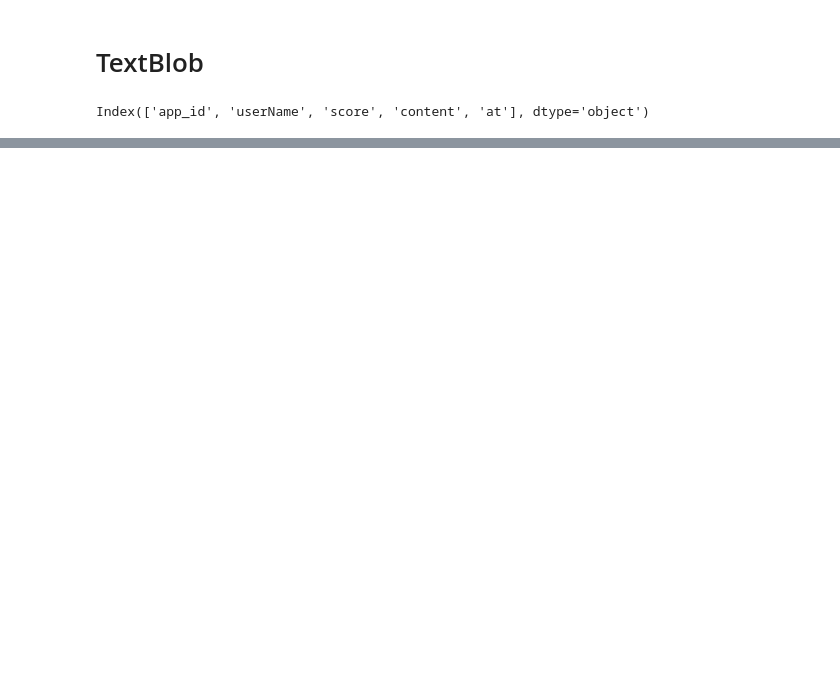
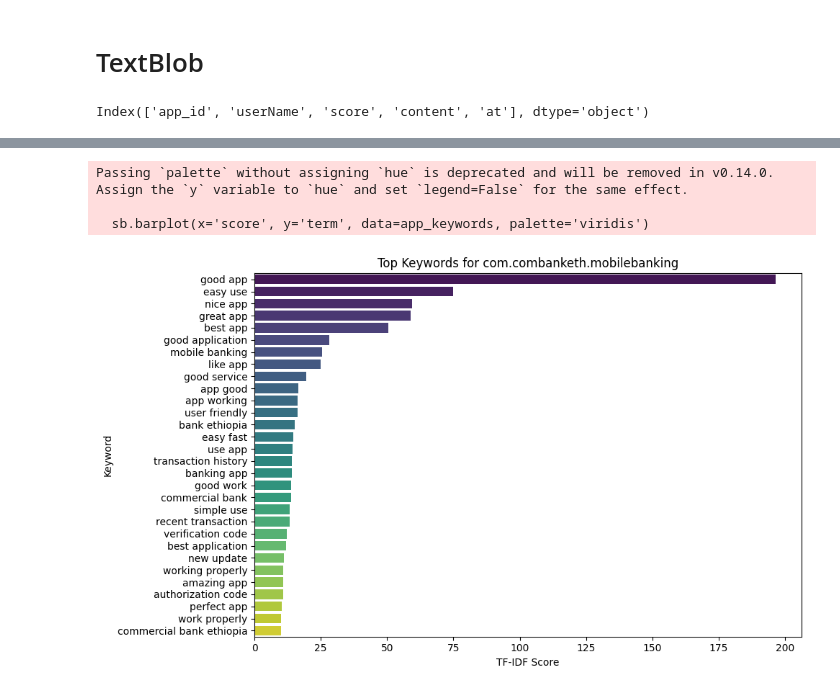
Before and after one commit to girmachew82/B5W2-Customer-Experience-Analytics-for-Fintech-Apps, a Jupyter notebook: notebooks/SentimentAnalysis.ipynb, the cells around one changed output, grey strips where cells are left out. Drawn from its saved outputs; the diff is of its cells as text; code cells hidden in the pictures; blank space fills up the shorter version.

Commit message:
n-grams using TF-IDF

```diff
--- a/notebooks/SentimentAnalysis.ipynb
+++ b/notebooks/SentimentAnalysis.ipynb
@@ -346,3 +320,13 @@ sentiment                        app_id  score  negative  neutral  positive
 12            com.dashen.dashensuperapp      3         2        4         6
 13            com.dashen.dashensuperapp      4         0       13        11
 14            com.dashen.dashensuperapp      5         3      147       211
+# %%
+sa = SentimentAnalysis(method="textblob")
+df = sa.add_sentiment_column(df, text_col="content")
+
+# Now extract top keywords or n-grams (e.g., bigrams)
+keywords_df = sa.extract_keywords_tfidf_by_app(df, top_n=30, ngram_range=(2, 3))
+# print(keywords_df)
+for app_id, group in keywords_df.groupby('app_id'):
+    print(f"\nTop Keywords for App ID: {app_id}")
+    print(group[['term', 'score']].sort_values(by='score', ascending=False).to_string(index=False))
@@ -348,0 +351,16 @@ sentiment                        app_id  score  negative  neutral  positive
+# %%
+app_id = 'com.combanketh.mobilebanking'
+app_keywords = keywords_df[keywords_df['app_id'] == app_id].sort_values(by='score', ascending=False)
+
+plt.figure(figsize=(10, 6))
+sb.barplot(x='score', y='term', data=app_keywords, palette='viridis')
+plt.title(f'Top Keywords for {app_id}')
+plt.xlabel('TF-IDF Score')
+plt.ylabel('Keyword')
+plt.tight_layout()
+plt.show()
+# %% [output]
+Passing `palette` without assigning `hue` is deprecated and will be removed in v0.14.0. Assign the `y` variable to `hue` and set `legend=False` for the same effect.
+
+  sb.barplot(x='score', y='term', data=app_keywords, palette='viridis')
+[figure, added]
```
Also changed, not shown: parts of 7 cells of this notebook, 1 other file.
